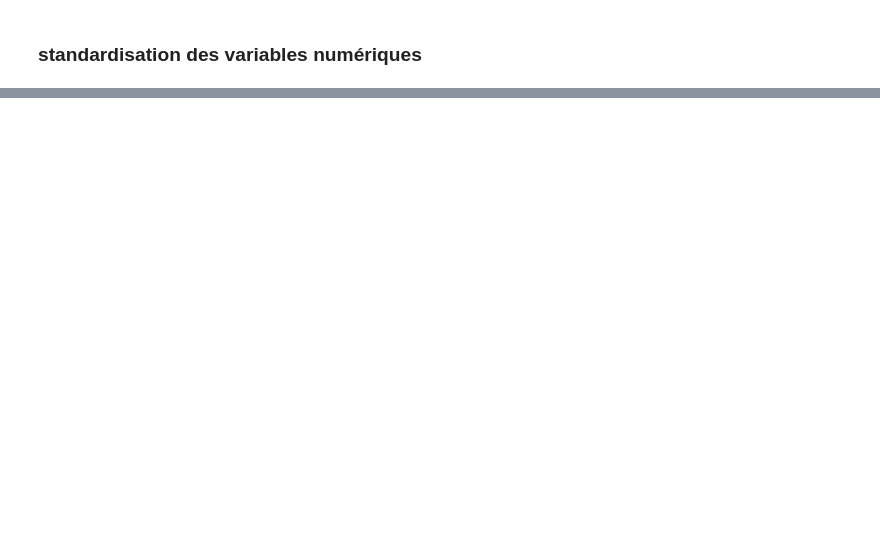
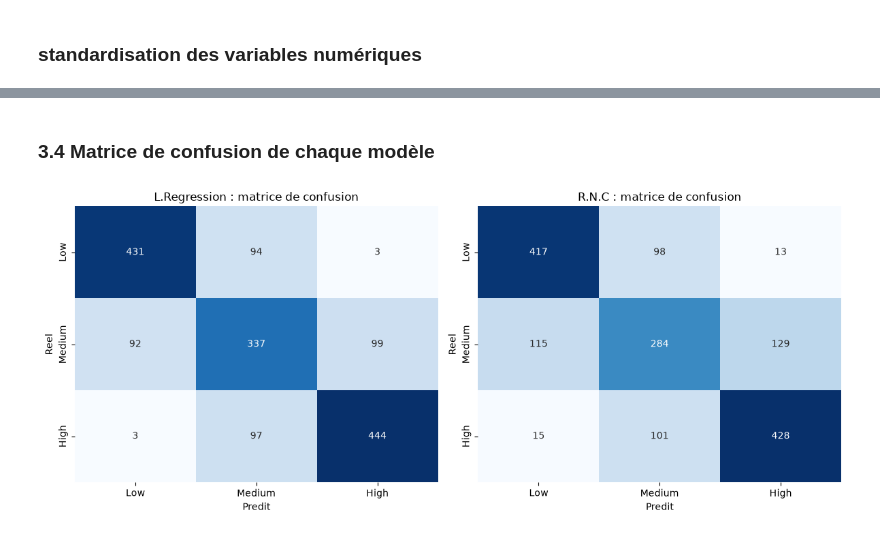
Before and after one commit to Oumohgh/Projet_Croisee, a Jupyter notebook: notebook/preprocessing.ipynb, the cells around one changed output, grey strips where cells are left out. Cells and saved outputs as stored; diff of their text form; code cells hidden in the pictures; blank space fills up the shorter version.

Commit message:
trouver meilleur  modele

```diff
--- a/notebook/preprocessing.ipynb
+++ b/notebook/preprocessing.ipynb
@@ -164,0 +277,10 @@ XTrainPrepare.head()
+# %%
+V_croise = StratifiedKFold(n_splits=5, shuffle=True, random_state=42)
+
+predictions = {}
+for nom, pipe in pipelines.items():
+
+    probabilites = cross_val_predict(pipe, X_train, y_train, cv=V_croise, method="predict_proba")
+    predictions[nom] = {"proba": probabilites, "classe": probabilites.argmax(axis=1)}
+
+print("Predictions calculees pour :", list(predictions))
@@ -164,0 +291,14 @@ XTrainPrepare.head()
+# %%
+lignes = []
+for nom, p in predictions.items():
+    lignes.append({
+        "modele": nom,
+        "accuracy": accuracy_score(y_train, p["classe"]),
+        "precision": precision_score(y_train, p["classe"], average="macro"),
+        "recall": recall_score(y_train, p["classe"], average="macro"),
+        "f1": f1_score(y_train, p["classe"], average="macro"),
+        "roc_auc": roc_auc_score(y_train, p["proba"], multi_class="ovr", average="macro"),
+    })
+
+tableauMetriques = pd.DataFrame(lignes).set_index("modele").round(3)
+tableauMetriques
@@ -164,0 +312,4 @@ XTrainPrepare.head()
+# %%
+for nom, p in predictions.items():
+    print(f" {nom} ")
+    print(classification_report(y_train, p["classe"], target_names=labelsRisque, digits=3))
@@ -164,0 +334,17 @@ XTrainPrepare.head()
+# %% [markdown]
+### 3.4 Matrice de confusion de chaque modèle
+# %%
+fig, axes = pt.subplots(1, 2, figsize=(12, 5))
+for ax, (nom, p) in zip(axes, predictions.items()):
+    matrice = confusion_matrix(y_train, p["classe"])
+
+    sn.heatmap(matrice, annot=True, fmt="d", cmap="Blues", ax=ax,
+               xticklabels=labelsRisque, yticklabels=labelsRisque, cbar=False)
+    ax.set_title(f"{nom} : matrice de confusion")
+    ax.set_xlabel("Predit")
+    ax.set_ylabel("Reel")
+
+pt.tight_layout()
+pt.show()
+# %% [output]
+[figure, added]
```
Also changed, not shown: parts of 43 cells of this notebook.
